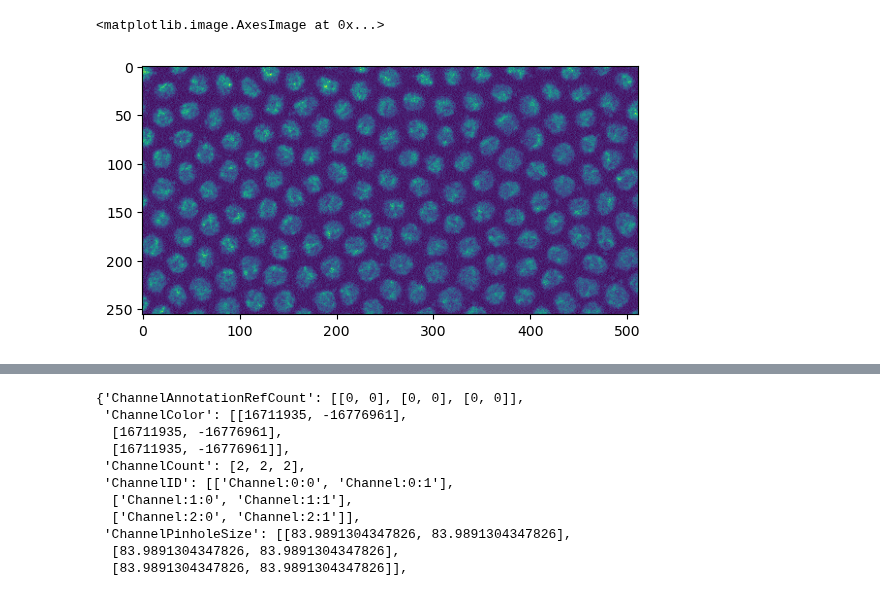
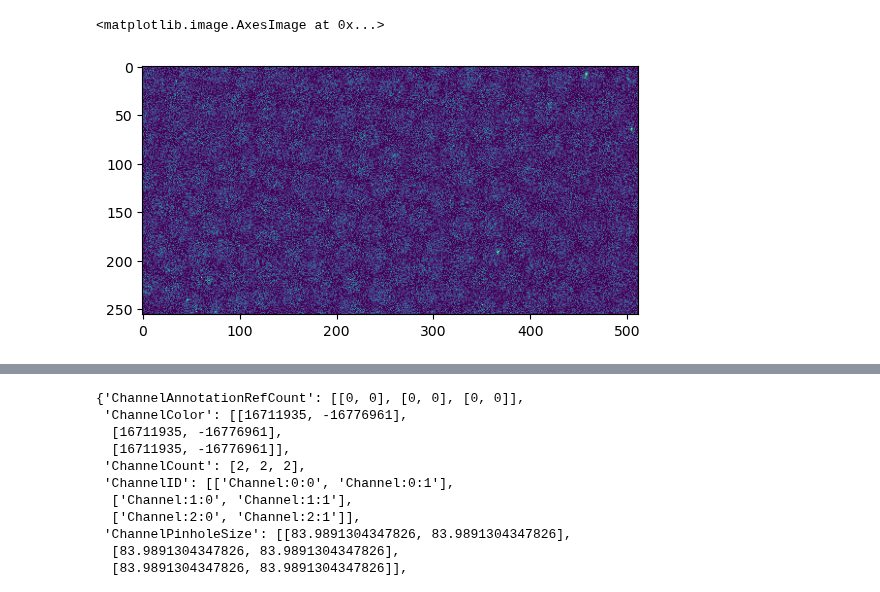
Before and after one commit to GarciaLab/transcription_pipeline, a Jupyter notebook: test.ipynb, the cells around one changed output, grey strips where cells are left out. Saved outputs shown, nothing was run; the diff lists cells and outputs as text; code cells hidden in the pictures.

```diff
--- a/test.ipynb
+++ b/test.ipynb
@@ -130,4 +142,4 @@ def check_metadata(metadata_dict, ignore_fields=[]):
 
     return cleaned_dict
 # %%
-trim_series = False
+trim_series = True
@@ -139,16 +145,0 @@ file_list = glob.glob(file_path)
-# %%
-# We pull the individual data files into a list as pipeline objects. Pulling
-# the metadata is deferred until the concatenation step since it forces a read
-# from disk.
-data = []
-num_frames_series = []
-
-for file in file_list:
-    series = pims.Bioformats(file)
-    series.bundle_axes = 'tczyx'
-    data.append(series)
-
-    num_frames_series.append((series.shape)[1])
-
-num_frames_series = np.array(num_frames_series) # Numpy array more convenient
-                                                # for later slicing
@@ -182,0 +146,5 @@ full_dataset.shape
+# %%
+lif_test_name = 'test_data/2021-06-14/p2pdpwt'
+lsm_test_name = 'test_data/2023-04-07/p2pdp_zld-sites-ctrl_fwd_1'
+# %%
+name_folder = lif_test_name
@@ -183,5 +397,5 @@ full_dataset.shape
 # %%
-plt.imshow(full_dataset[100, 1, 10])
+plt.imshow(full_dataset[100, 1, 0])
 # %% [output]
 <matplotlib.image.AxesImage at 0x...>
-[figure, old version]
+[figure, new version]
```
Also changed, not shown: parts of 29 cells of this notebook.
